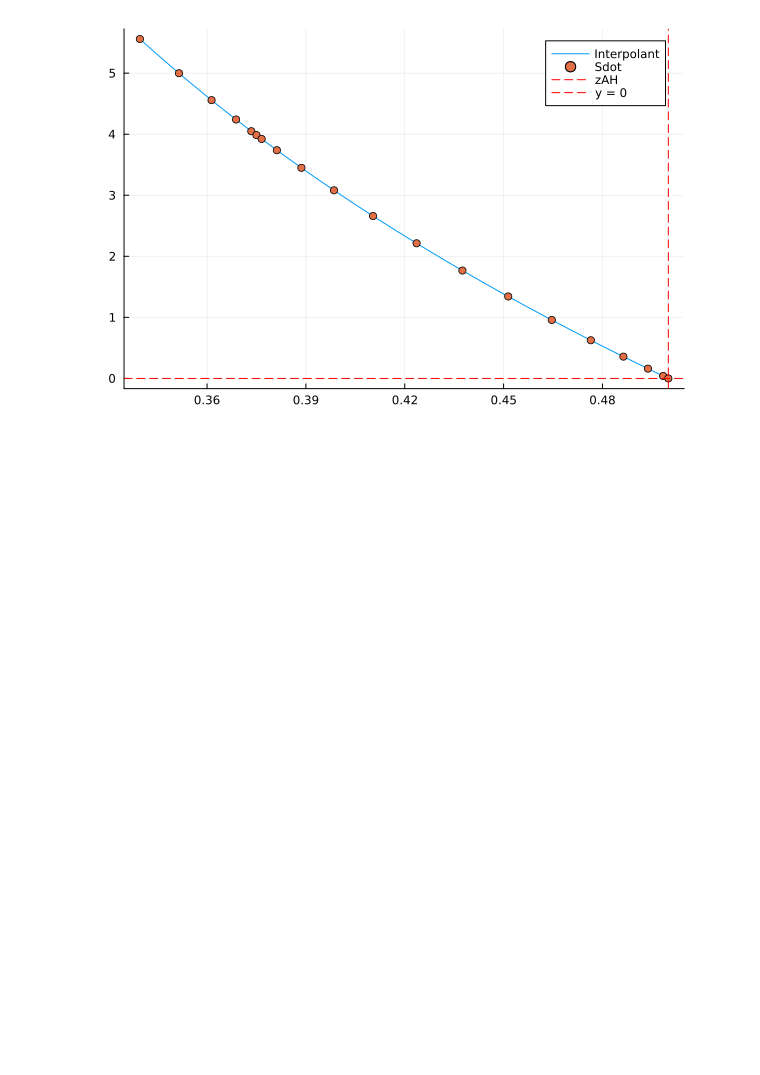
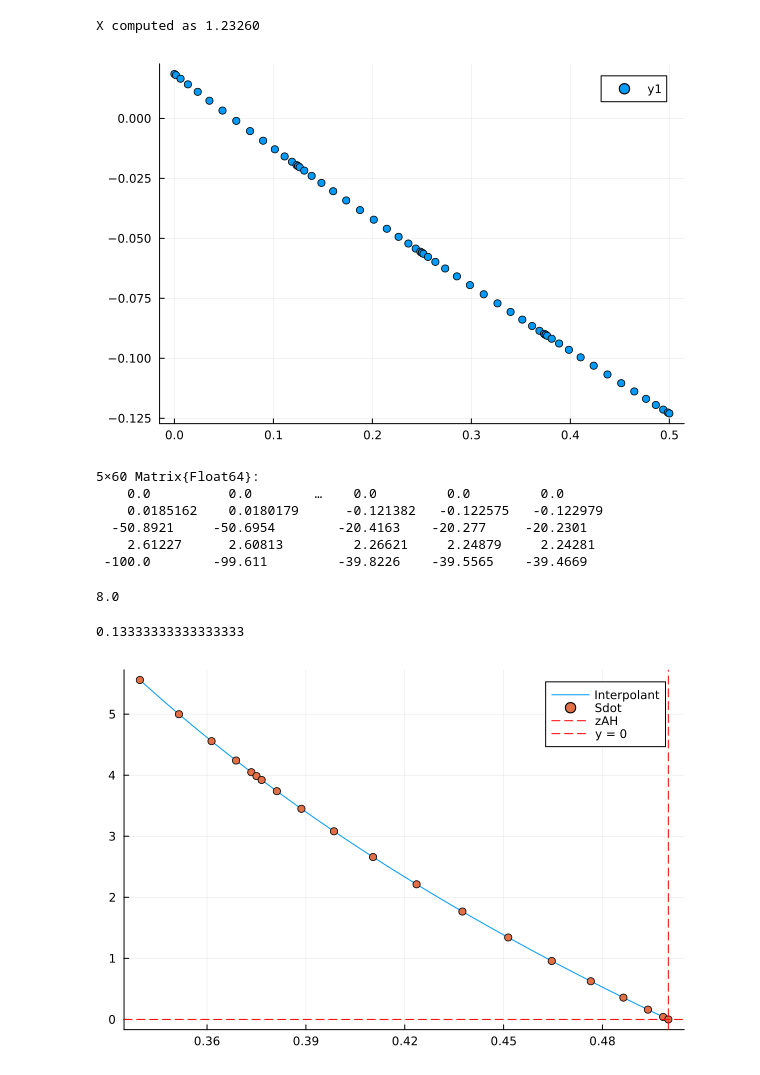
Before and after one commit to JanKozuszek/Reproducing-Dynamic-Holo, a Jupyter notebook: CosmoRun.ipynb, the cells around one changed output. Saved outputs shown, nothing was run; the diff lists cells and outputs as text; code cells hidden in the pictures; blank space fills up the shorter version.

```diff
--- a/CosmoRun.ipynb
+++ b/CosmoRun.ipynb
@@ -54,3 +54,46 @@ X = 1.232595201559296418598213036316368947474
+# %%
+DiffMats2, DiffMats, grid = MultiGridChebyshev(zmin, zmax, Ndom,Npts);
+
+#Initial data section:
+
+InitGuess = zeros(T,NVar,N);
+X = 1.232595201559296418598213036234791378585131844432402469337114902006216668497131;
+tinit = T(-3.)
+p2 = 0;
+inita4 = T(-100);
+
+# function ComputeInitX(InitGuess, inita4, tinit, margin, N)
+#     mainX = T(1.23)
+#     Var = copy(InitGuess)
+
+#     for ii in 1:100
+#         Var[2,1:N] = LinearSolveODE(Var, 1, inita4, mainX, tinit)
+#         Var[3,1:N] = LinearSolveODE(Var, 2, inita4, mainX, tinit)
+#         mainX = CorrectXi(Var, mainX, tinit, margin)
+#     end
+
+#     return Var, mainX
+# end
+
+# Var, mainX = ComputeInitX(InitGuess, inita4, tinit, margin, N)
+
+println(string("X computed as ",format(X,precision = 5)));
+
+initX = copy(X);
+
+zmin = T(1.e-15);
+zmax = T(.5);
+
+DiffMats2, DiffMats, grid = MultiGridChebyshev(zmin, zmax, Ndom,Npts);
+
+InitGuess = zeros(T,NVar,N);
+InitVar = ComputeBulk(Var[1,1:N], initX, inita4, tinit);
+# %% [output]
+X computed as 1.23260
+# %%
+plt.scatter(grid,InitVar[2,:])
+# %% [output]
+[figure, added]
 # %%
 # Having computed ξ(t_0), we change the grid so that it ends precisely at the apparent horizon, zmax = zAH
 # This seemed to have made the code run better, but more testing would be good.
@@ -73,6 +116,23 @@ DiffMats2, DiffMats, grid = MultiGridChebyshev(zmin, zmax, Ndom,Npts);
 InitGuess = zeros(T,NVar,N);
 # %%
 InitVar = ComputeBulk(Var[1,1:N], initX, inita4, tinit);
+# %%
+Float64.(InitVar)
+# %% [output]
+5×60 Matrix{Float64}:
+    0.0          0.0        …    0.0         0.0         0.0
+    0.0185162    0.0180179      -0.121382   -0.122575   -0.122979
+  -50.8921     -50.6954        -20.4163    -20.277     -20.2301
+    2.61227      2.60813         2.26621     2.24879     2.24281
+ -100.0        -99.611         -39.8226    -39.5565    -39.4669
+# %%
+3840/480
+# %% [output]
+8.0
+# %%
+8*(1 / 60)
+# %% [output]
+0.13333333333333333
 # %%
 fig = PlotSdot(InitVar, initX,tinit, 40);
 display(fig)
```
Also changed, not shown: parts of 2 cells of this notebook, 2 other files.
